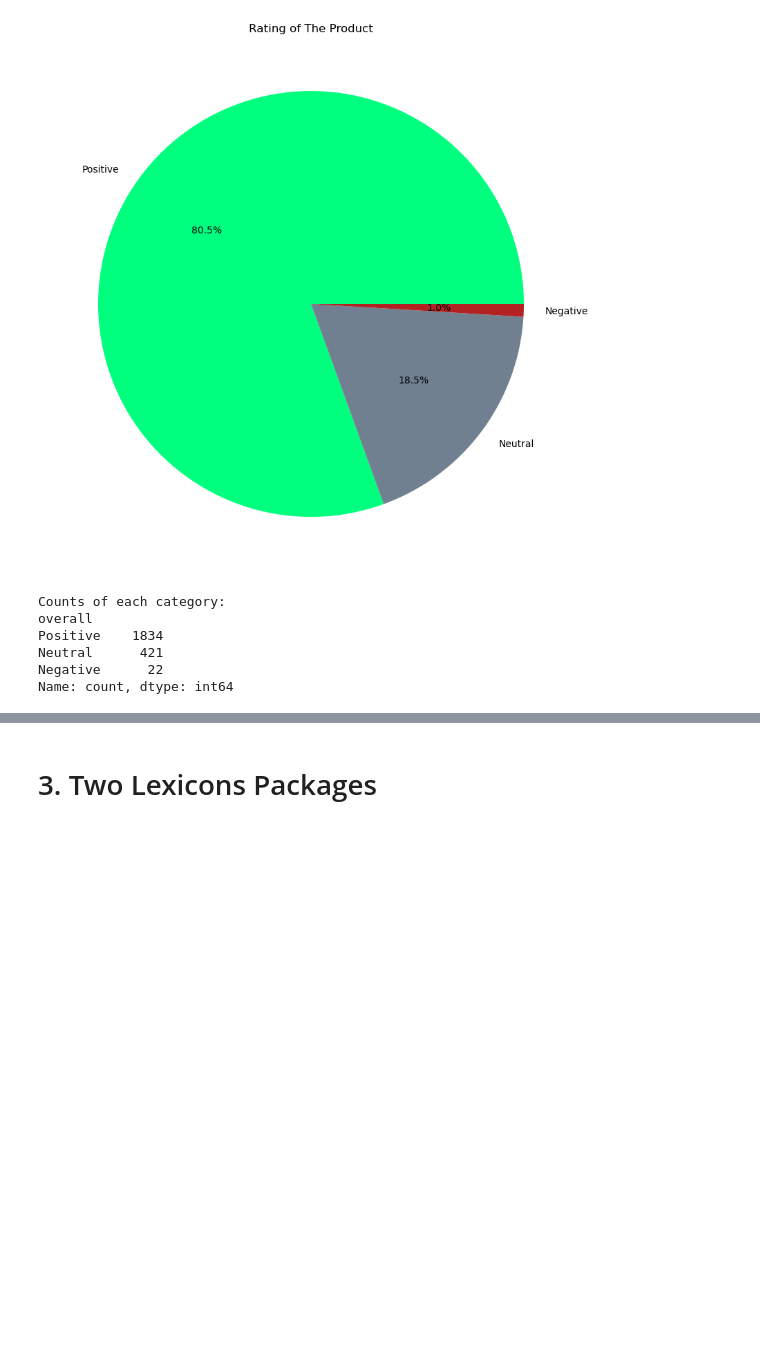
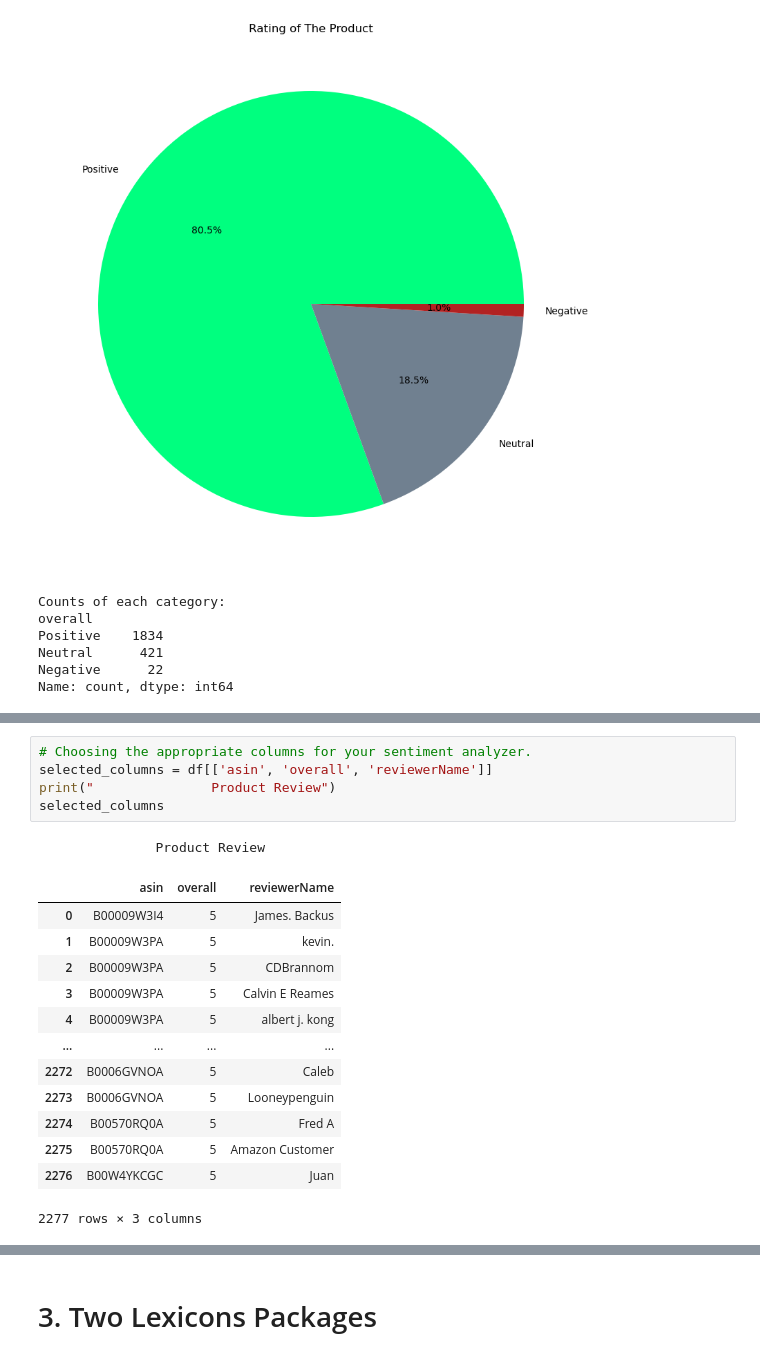
Before and after one commit to rolandjosephb/Comp262-Group3, a Jupyter notebook: Group 3.ipynb, the cells around one changed output, grey strips where cells are left out. Saved outputs shown, nothing was run; the diff lists cells and outputs as text; blank space fills up the shorter version.

```diff
--- a/Group 3.ipynb
+++ b/Group 3.ipynb
@@ -444,0 +485,20 @@ Name: count, dtype: int64
+# %%
+# Choosing the appropriate columns for your sentiment analyzer.
+selected_columns = df[['asin', 'overall', 'reviewerName']]
+print("               Product Review")
+selected_columns
+# %% [output]
+               Product Review
+|  | asin | overall | reviewerName |
+| 0 | B00009W3I4 | 5 | James. Backus |
+| 1 | B00009W3PA | 5 | kevin. |
+| 2 | B00009W3PA | 5 | CDBrannom |
+| 3 | B00009W3PA | 5 | Calvin E Reames |
+| 4 | B00009W3PA | 5 | albert j. kong |
+| ... | ... | ... | ... |
+| 2272 | B0006GVNOA | 5 | Caleb |
+| 2273 | B0006GVNOA | 5 | Looneypenguin |
+| 2274 | B00570RQ0A | 5 | Fred A |
+| 2275 | B00570RQ0A | 5 | Amazon Customer |
+| 2276 | B00W4YKCGC | 5 | Juan |
+2277 rows × 3 columns
```
Also changed, not shown: parts of 5 cells of this notebook.
